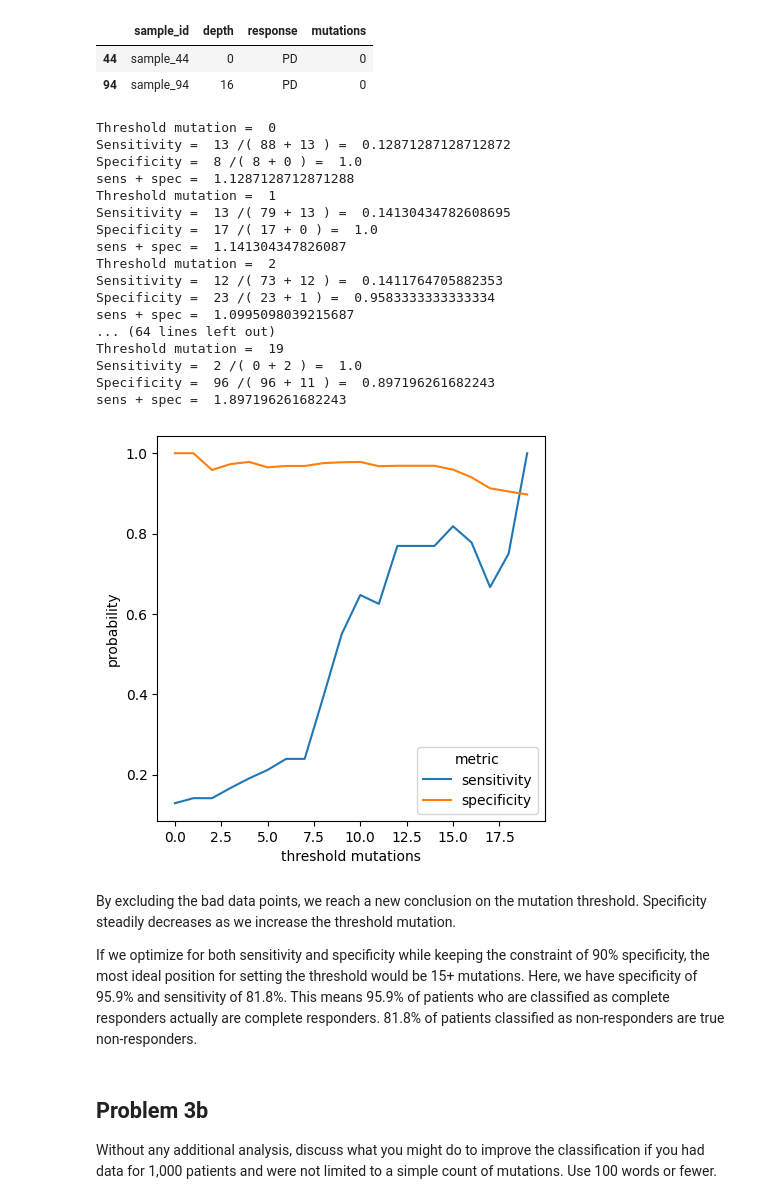
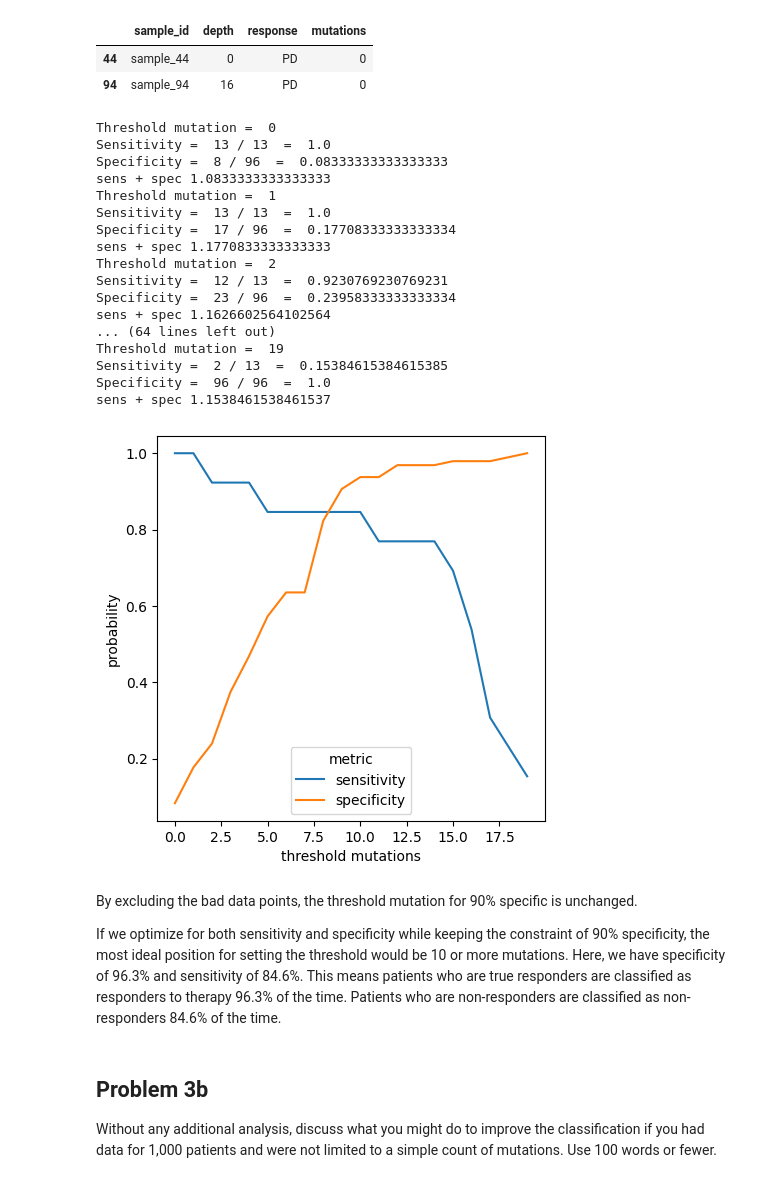
Before and after one commit to zchen15/exercise, a Jupyter notebook: exercise.ipynb, the cells around one changed output. Drawn from its saved outputs; the diff is of its cells as text; code cells hidden in the pictures.

```diff
--- a/exercise.ipynb
+++ b/exercise.ipynb
@@ -80,7 +80,8 @@ col = x.columns[col]
 # get total mutations
 x['mutations'] = 0
 for c in col:
-    x['mutations'] = x['mutations'] + (x[c] > 0)*1.0
+    x['mutations'] = x['mutations'
+                      ] + (x[c] > 0)*1.0
 x['mutations'] = x['mutations'].astype(int)
 x_raw = x
 # %%
@@ -95,19 +96,27 @@ We want to the classifier to have a specificity of 90% for patients that respond
 # %%
 # iterate through mutation
 out = []
+pos = sum(x['response']=='PD')
+neg = sum(x['response']=='CR')
+
 for i in range(20):
     print('Threshold mutation = ',i)
     c = x['mutations'] > i
     cr = sum(x[c]['response'] == 'CR')
     pdd = sum(x[c]['response'] == 'PD')
-    print('Sensitivity = ', pdd, '/(',cr,'+',pdd,') = ',pdd/(pdd+cr))
-    sens = pdd/(pdd+cr)
+    #print('Sensitivity = ', pdd, '/(',cr,'+',pdd,') = ',pdd/(pdd+cr))
+    #sens = pdd/(pdd+cr)
+    print('Sensitivity = ', pdd, '/',pos,' = ',pdd/pos)
+    sens = pdd/pos
 
     cr = sum(x[~c]['response'] == 'CR')
     pdd = sum(x[~c]['response'] == 'PD')
-    print('Specificity = ', cr, '/(',cr,'+',pdd,') = ', cr/(pdd+cr))
-    spec = cr/(pdd+cr)
+    #print('Specificity = ', cr, '/(',cr,'+',pdd,') = ', cr/(pdd+cr))
+    #spec = cr/(pdd+cr)
+    print('Specificity = ', cr, '/',neg,' = ', cr/neg)
+    spec = cr/neg
     out.append([i, sens, spec])
+    print('sens + spec',sens+spec)
 
 col = ['threshold mutations','sensitivity','specificity']
 df = pd.DataFrame(out, columns=col)
@@ -163,61 +170,67 @@ average read depth =  976.7747747747748
 # iterate through mutation
 x = x_raw[x_raw['depth'] > 500]
 out = []
+pos = sum(x['response']=='PD')
+neg = sum(x['response']=='CR')
+
 for i in range(20):
     print('Threshold mutation = ',i)
     c = x['mutations'] > i
     cr = sum(x[c]['response'] == 'CR')
     pdd = sum(x[c]['response'] == 'PD')
-
-    print('Sensitivity = ', pdd, '/(',cr,'+',pdd,') = ',pdd/(pdd+cr))
-    sens = pdd/(pdd+cr)
+    #print('Sensitivity = ', pdd, '/(',cr,'+',pdd,') = ',pdd/(pdd+cr))
+    #sens = pdd/(pdd+cr)
+    print('Sensitivity = ', pdd, '/',pos,' = ',pdd/pos)
+    sens = pdd/pos
 
     cr = sum(x[~c]['response'] == 'CR')
     pdd = sum(x[~c]['response'] == 'PD')
-    print('Specificity = ', cr, '/(',cr,'+',pdd,') = ', cr/(pdd+cr))
-    spec = cr/(pdd+cr)
+    #print('Specificity = ', cr, '/(',cr,'+',pdd,') = ', cr/(pdd+cr))
+    #spec = cr/(pdd+cr)
+    print('Specificity = ', cr, '/',neg,' = ', cr/neg)
+    spec = cr/neg
     out.append([i, sens, spec])
-    print('sens + spec = ',sens+spec)
+    print('sens + spec',sens+spec)
 
 col = ['threshold mutations','sensitivity','specificity']
 df = pd.DataFrame(out, columns=col)
 
 df1 = df.copy()
 df1['probability']= df['sensitivity']
 df1['metric'] = 'sensitivity'
 
 df2 = df.copy()
 df2['probability'] = df['specificity']
 df2['metric'] = 'specificity'
 col = ['threshold mutations','probability','metric']
 df = pd.concat([df1[col], df2[col]])
 
 plt.figure(2, figsize=(5,5))
 sns.lineplot(data=df, x='threshold mutations', y='probability', hue='metric')
 plt.show()
 # %% [output]
 Threshold mutation =  0
-Sensitivity =  13 /( 88 + 13 ) =  0.12871287128712872
-Specificity =  8 /( 8 + 0 ) =  1.0
-sens + spec =  1.1287128712871288
+Sensitivity =  13 / 13  =  1.0
+Specificity =  8 / 96  =  0.08333333333333333
+sens + spec 1.0833333333333333
 Threshold mutation =  1
-Sensitivity =  13 /( 79 + 13 ) =  0.14130434782608695
-Specificity =  17 /( 17 + 0 ) =  1.0
-sens + spec =  1.141304347826087
+Sensitivity =  13 / 13  =  1.0
+Specificity =  17 / 96  =  0.17708333333333334
+sens + spec 1.1770833333333333
 Threshold mutation =  2
-Sensitivity =  12 /( 73 + 12 ) =  0.1411764705882353
-Specificity =  23 /( 23 + 1 ) =  0.9583333333333334
-sens + spec =  1.0995098039215687
+Sensitivity =  12 / 13  =  0.9230769230769231
+Specificity =  23 / 96  =  0.23958333333333334
+sens + spec 1.1626602564102564
 ... (64 lines left out)
 Threshold mutation =  19
-Sensitivity =  2 /( 0 + 2 ) =  1.0
-Specificity =  96 /( 96 + 11 ) =  0.897196261682243
-sens + spec =  1.897196261682243
+Sensitivity =  2 / 13  =  0.15384615384615385
+Specificity =  96 / 96  =  1.0
+sens + spec 1.1538461538461537
-[figure, old version]
+[figure, new version]
 # %% [markdown]
-By excluding the bad data points, we reach a new conclusion on the mutation threshold. Specificity steadily decreases as we increase the threshold mutation.
+By excluding the bad data points, the threshold mutation for 90% specific is unchanged.
 
-If we optimize for both sensitivity and specificity while keeping the constraint of 90% specificity, the most ideal position for setting the threshold would be 15+ mutations. Here, we have specificity of 95.9% and sensitivity of 81.8%. This means 95.9% of patients who are classified as complete responders actually are complete responders. 81.8% of patients classified as non-responders are true non-responders.
+If we optimize for both sensitivity and specificity while keeping the constraint of 90% specificity, the most ideal position for setting the threshold would be 10 or more mutations. Here, we have specificity of 96.3% and sensitivity of 84.6%. This means patients who are true responders are classified as responders to therapy 96.3% of the time. Patients who are non-responders are classified as non-responders 84.6% of the time.
 # %% [markdown]
 ## Problem 3b
 Without any additional analysis, discuss what you might do to improve the classification if you had data
```
Also changed, not shown: parts of 3 cells of this notebook.
